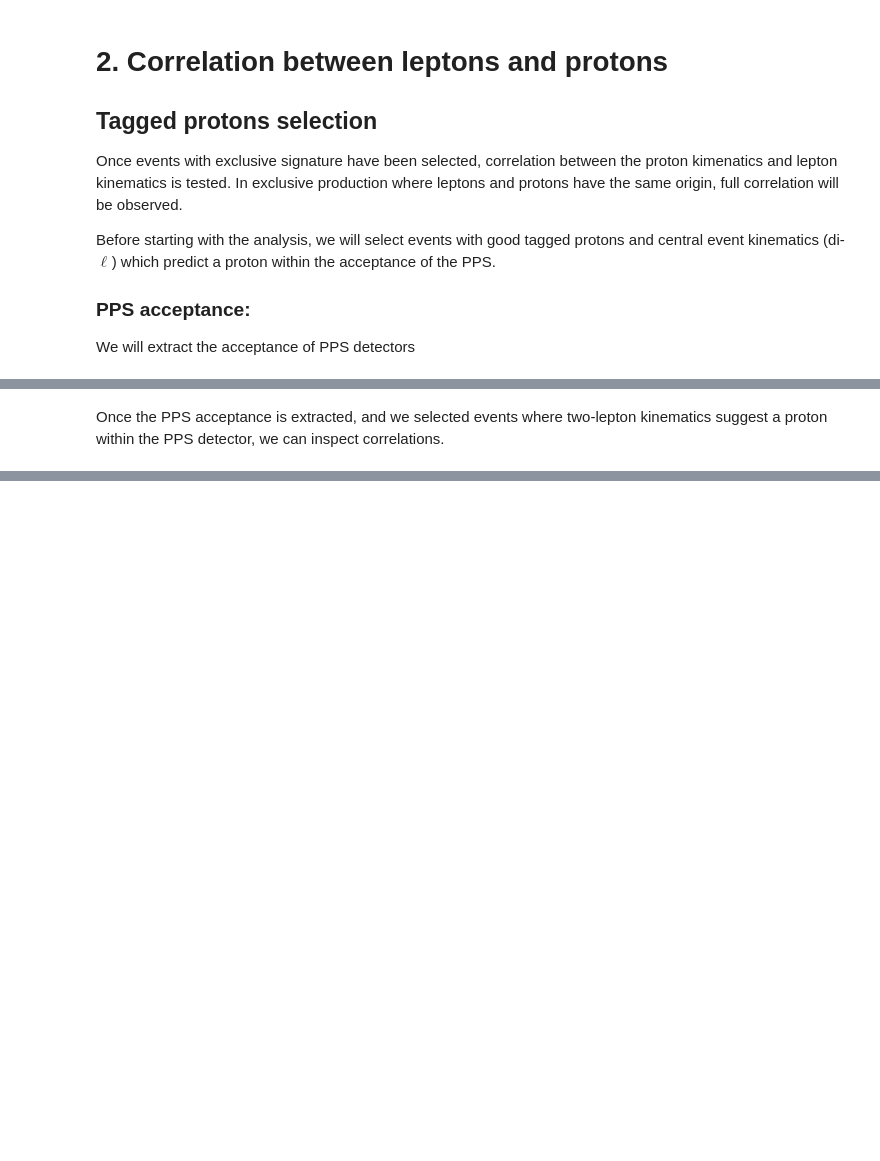
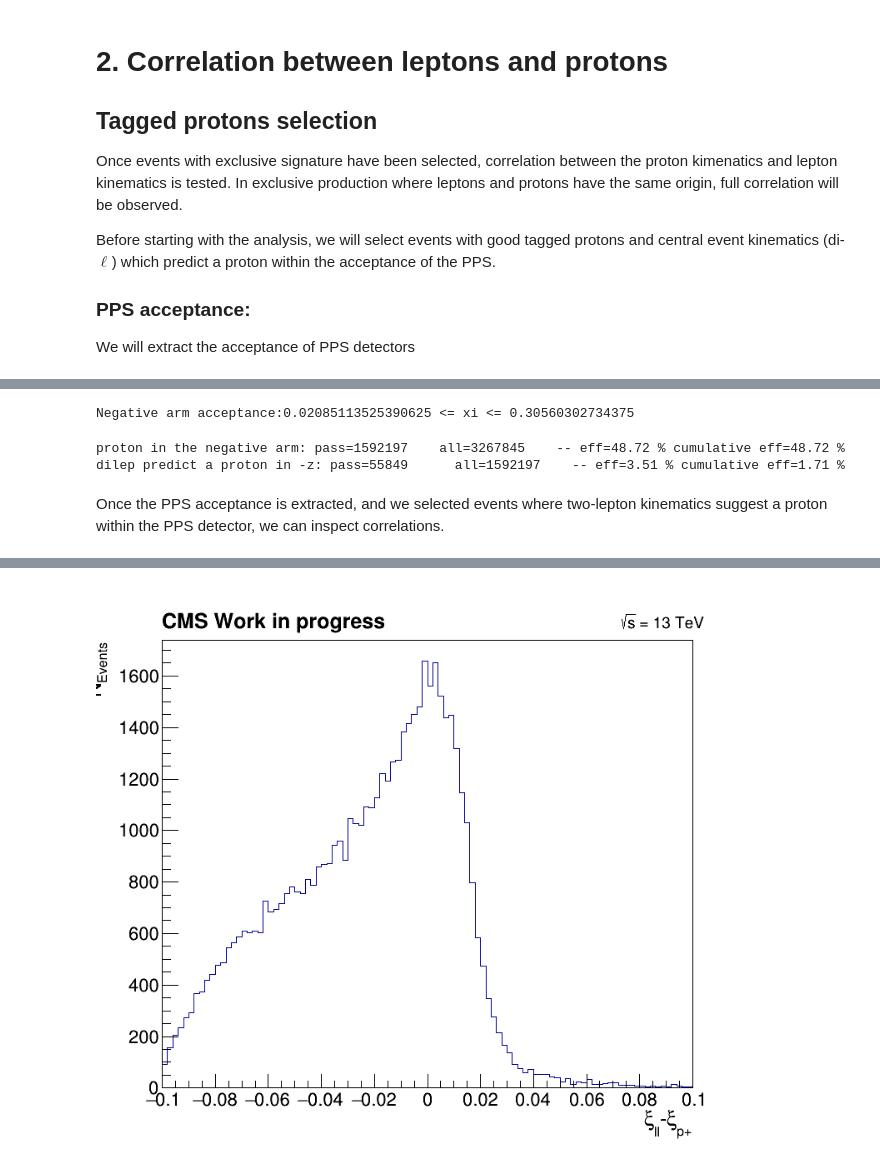
Before and after one commit to CloudPyRDF/sample_pps_analysis, a Jupyter notebook: exclusive-dilep/PrepareDataFrames.ipynb, the cells around one changed output, grey strips where cells are left out. Saved outputs shown, nothing was run; the diff lists cells and outputs as text; code cells hidden in the pictures; blank space fills up the shorter version.

```diff
--- a/exclusive-dilep/PrepareDataFrames.ipynb
+++ b/exclusive-dilep/PrepareDataFrames.ipynb
@@ -242,7 +227,6 @@ for attr in ['pt','eta','phi','charge','mass']:
 for attr in ['xi','arm']:
     branchList.push_back('Proton_multiRP_{}'.format(attr))
 # %%
-#save the snapshot (the branchList is not working in the current form, so the slimming is omitted for now)
-#PATH='.'
-#df_dimu_presel.Snapshot('Events',PATH+'/df_dimu_presel.root',branchList)
-#df_dimu_presel.Snapshot('Events',PATH+'/df_dimu_presel.root')
+#save the snapshot
+PATH='.'
+df_dimu_presel.Snapshot('Events',PATH+'/df_dimu_sel.root',branchList)
@@ -258,9 +264,10 @@ import relevant modules, and load the snapshot for future studies
 #ROOT.ROOT.EnableImplicitMT()
 #ROOT.gInterpreter.Declare('#include "SelectorTools.h"')
 #from Datasets import *
+#from Helpers import *
 
 #PATH='.'
-#df_dimu_presel = ROOT.RDataFrame("Events",PATH+'/df_dimu_presel.root')
+df_dimu_sel = ROOT.RDataFrame("Events",PATH+'/df_dimu_sel.root')
 # %% [markdown]
 # 2. Correlation between leptons and protons
 
@@ -312,6 +324,8 @@ df_dimu_sel_pro1 = select_proton_neg(df_dimu_sel)
 minVal1 = df_dimu_sel_pro1.Min('xi_pr1')
 maxVal1 = df_dimu_sel_pro1.Max('xi_pr1')
 print("Negative arm acceptance:%s <= xi <= %s" %(minVal1.GetValue(), maxVal1.GetValue()))
+# %% [output]
+Negative arm acceptance:0.02085113525390625 <= xi <= 0.30560302734375
 # %%
 #filter events with reconstructed xi from di-lep is outside PPS acceptance
 #df_dimu_sel_pro1_withll = df_dimu_sel_pro1.Filter('xi1_ll>%s && xi1_ll<%s'%(minVal1.GetValue(), maxVal1.GetValue()),'dilep predict a proton in -z')
@@ -319,6 +333,9 @@ df_dimu_sel_pro1_withll = df_dimu_sel_pro1.Filter('xi1_ll>%s && xi1_ll<%s'%(0.04
 # %%
 report = df_dimu_sel_pro1_withll.Report()
 report.Print()
+# %% [output]
+proton in the negative arm: pass=1592197    all=3267845    -- eff=48.72 % cumulative eff=48.72 %
+dilep predict a proton in -z: pass=55849      all=1592197    -- eff=3.51 % cumulative eff=1.71 %
 # %% [markdown]
 Once the PPS acceptance is extracted, and we selected events where two-lepton kinematics suggest a proton within the PPS detector, we can inspect correlations.
 # %%
@@ -326,15 +343,7 @@ df_dimu_sel_pro0_withll_delXi = df_dimu_sel_pro0_withll.Define('DelXi','xi0_ll-x
 h_xi0 = df_dimu_sel_pro0_withll_delXi.Histo1D(("Delta_xi0", ";#xi_{ll}-#xi_{p+};N_{Events}", 100, -0.1, 0.1), "DelXi")
 # %%
 # Produce plots
-ROOT.gStyle.SetOptStat(0); ROOT.gStyle.SetTextFont(42)
-c = ROOT.TCanvas("c", "", 800, 700)
-
-h_xi0.GetXaxis().SetTitleSize(0.04)
-h_xi0.GetYaxis().SetTitleSize(0.04)
-h_xi0.Draw()
-
-label = ROOT.TLatex(); label.SetNDC(True)
-label.SetTextSize(0.040); label.DrawLatex(0.100, 0.920, "#bf{CMS Work in progress}")
-label.SetTextSize(0.030); label.DrawLatex(0.790, 0.920, "#sqrt{s} = 13 TeV")
-
+c=PlotMe(h_xi0)
+c.Draw()
 c.SaveAs("correlation_positive_arm.pdf")
+# %% [output]
@@ -341,3 +352,4 @@ c.SaveAs("correlation_positive_arm.pdf")
+[figure, added]
 # %%
 df_dimu_sel_pro1_withll_delXi = df_dimu_sel_pro1_withll.Define('DelXi','xi1_ll-xi_pr1')
 h_xi1 = df_dimu_sel_pro1_withll_delXi.Histo1D(("Delta_xi1", ";#xi_{ll}-#xi_{p-};N_{Events}", 100, -0.1, 0.1), "DelXi")
```
Also changed, not shown: parts of 11 cells of this notebook, 2 other files.
